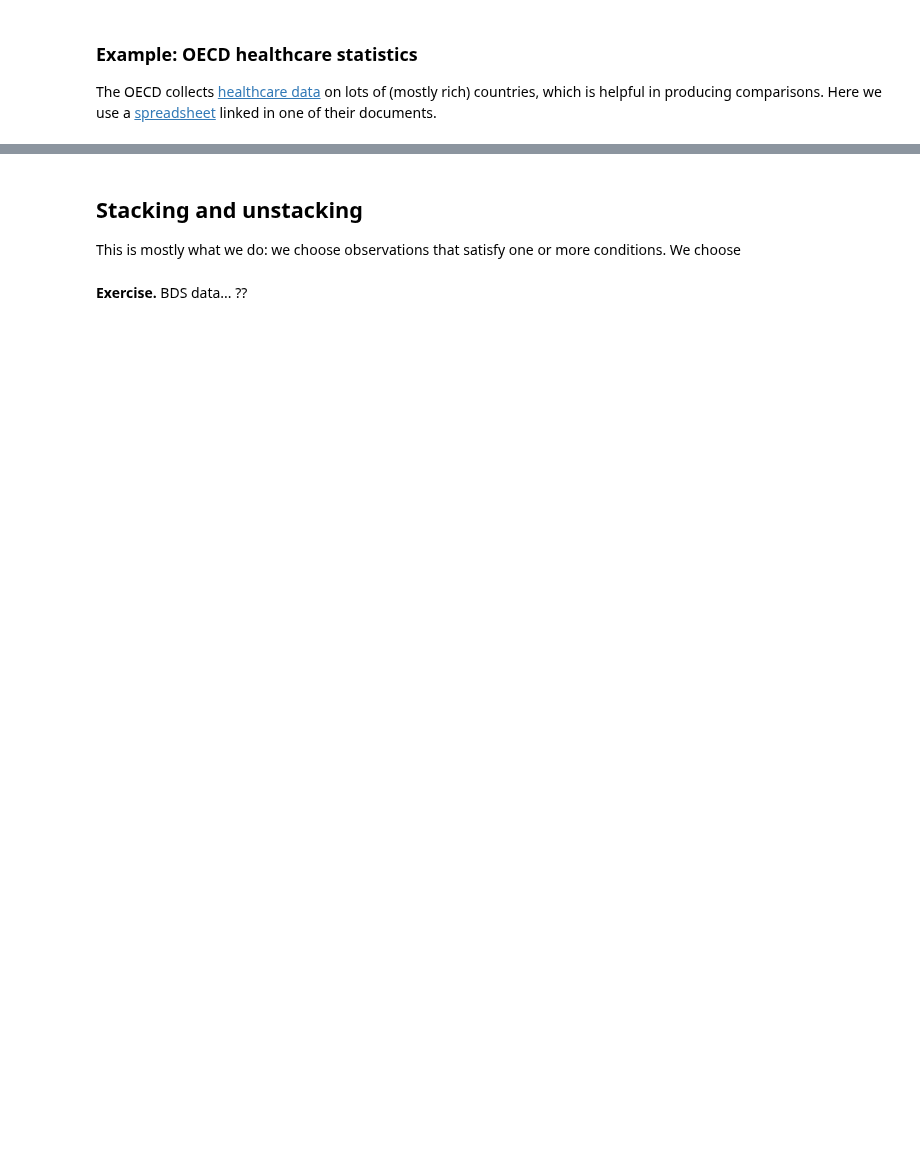
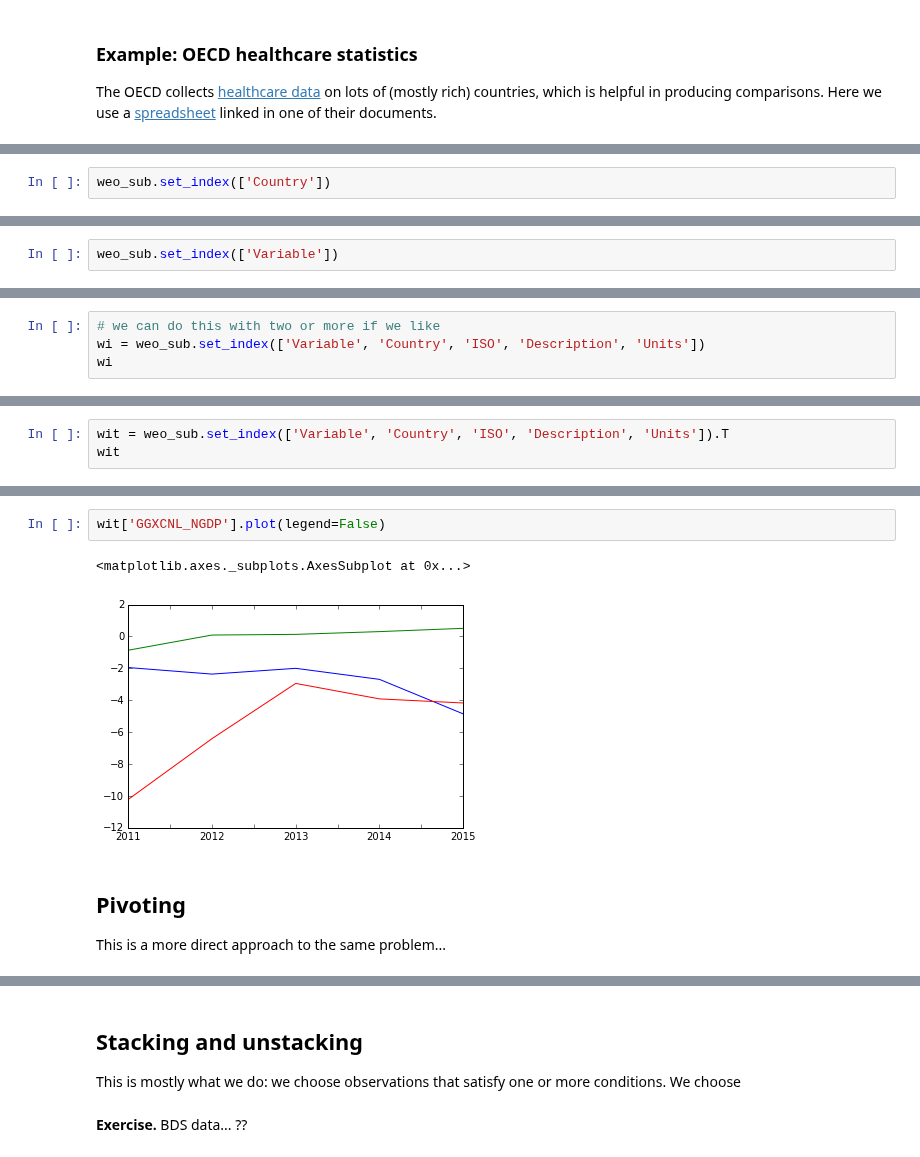
Before and after one commit to DaveBackus/Data_Bootcamp, a Jupyter notebook: Code/IPython/bootcamp_pandas-shape.ipynb, the cells around one changed output, grey strips where cells are left out. Cells and saved outputs as stored; diff of their text form; blank space fills up the shorter version.

```diff
--- a/Code/IPython/bootcamp_pandas-shape.ipynb
+++ b/Code/IPython/bootcamp_pandas-shape.ipynb
@@ -621,0 +151,2 @@ weo_sub
+# %%
+weo_sub.set_index(['Country'])
@@ -621,0 +162,2 @@ weo_sub
+# %%
+weo_sub.set_index(['Variable'])
@@ -621,0 +173,4 @@ weo_sub
+# %%
+# we can do this with two or more if we like
+wi = weo_sub.set_index(['Variable', 'Country', 'ISO', 'Description', 'Units'])
+wi
@@ -629,0 +282,3 @@ Tbla bla ...
+# %%
+wit = weo_sub.set_index(['Variable', 'Country', 'ISO', 'Description', 'Units']).T
+wit
@@ -629,0 +296,9 @@ Tbla bla ...
+# %%
+wit['GGXCNL_NGDP'].plot(legend=False)
+# %% [output]
+<matplotlib.axes._subplots.AxesSubplot at 0x...>
+[figure, added]
+# %% [markdown]
+## Pivoting
+
+This is a more direct approach to the same problem...
```
Also changed, not shown: parts of 99 cells of this notebook, 8 other files.
